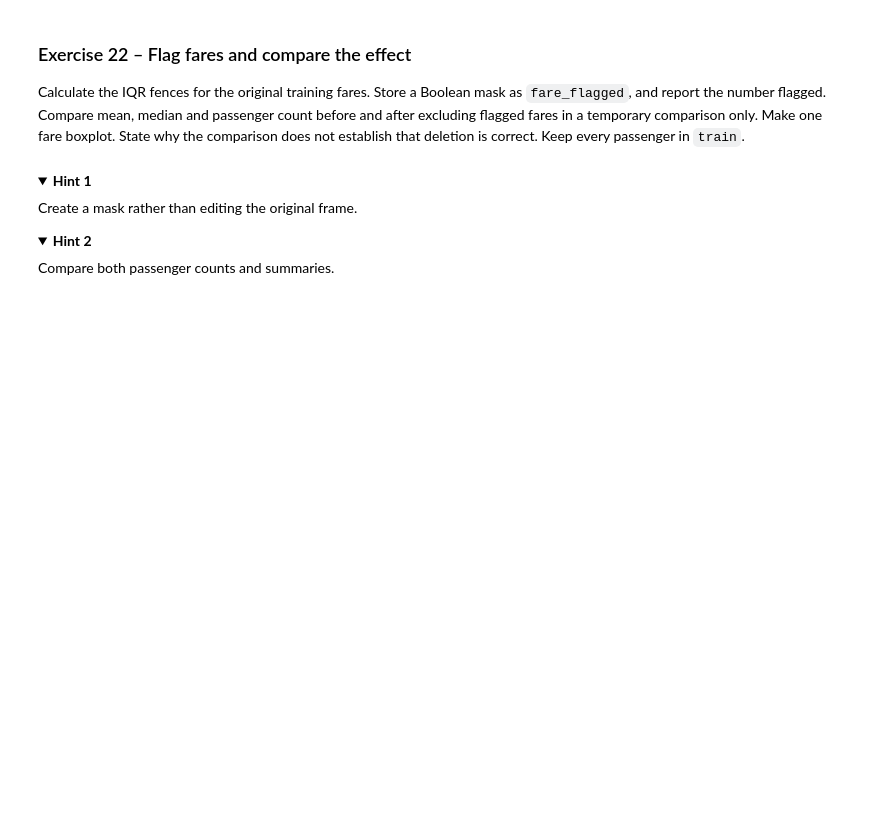
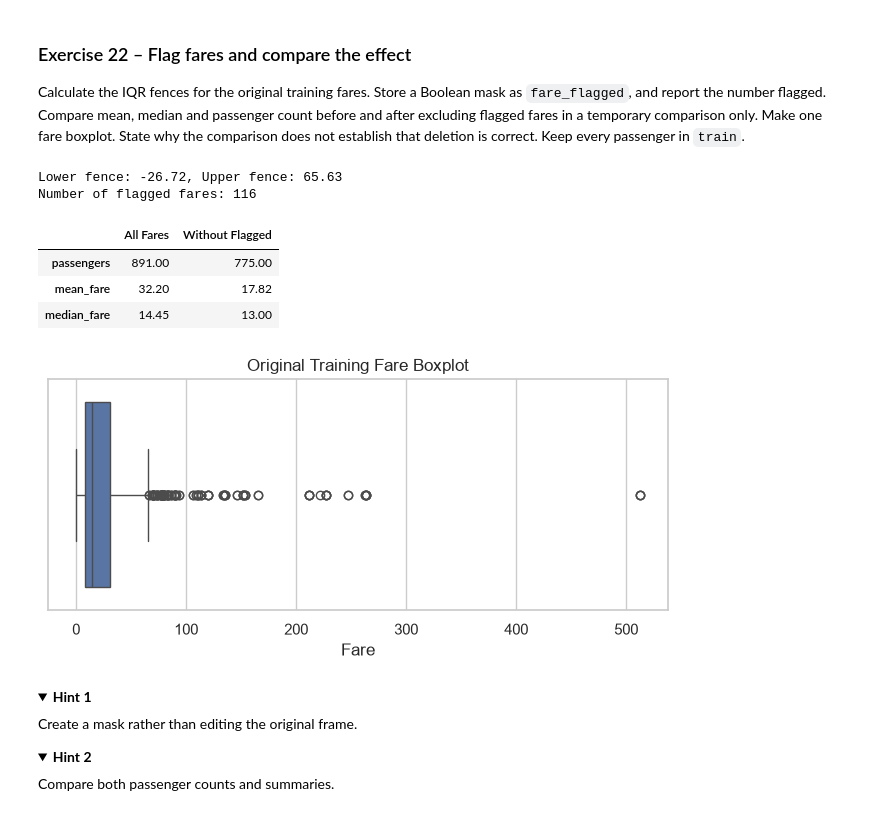
Before and after one commit to OrangeBoop/Lab02, a Jupyter notebook: Lab4/Lab4-Persky Idan 215548512 , Golan Amir 216264333.ipynb, the cells around one changed output. Saved outputs shown, nothing was run; the diff lists cells and outputs as text; code cells hidden in the pictures; folded sections open; blank space fills up the shorter version.

```diff
--- a/Lab4/Lab4-Persky Idan 215548512 , Golan Amir 216264333.ipynb
+++ b/Lab4/Lab4-Persky Idan 215548512 , Golan Amir 216264333.ipynb
@@ -1177,7 +1424,43 @@ count before and after excluding flagged fares in a temporary comparison only.
 Make one fare boxplot. State why the comparison does not establish that deletion
 is correct. Keep every passenger in `train`.
 # %%
-# Write your code here
+# Calculate IQR fences on original training fares
+Q1 = train_raw["Fare"].quantile(0.25)
+Q3 = train_raw["Fare"].quantile(0.75)
+IQR = Q3 - Q1
+lower_fence = Q1 - 1.5 * IQR
+upper_fence = Q3 + 1.5 * IQR
+
+# Store Boolean mask and report number flagged
+fare_flagged = (train_raw["Fare"] < lower_fence) | (train_raw["Fare"] > upper_fence)
+print(f"Lower fence: {lower_fence:.2f}, Upper fence: {upper_fence:.2f}")
+print(f"Number of flagged fares: {fare_flagged.sum()}")
+
+# Temporary comparison of count, mean, and median before vs. after excluding flagged fares
+unflagged_fares = train_raw.loc[~fare_flagged, "Fare"]
+fare_comparison = pd.DataFrame({
+    "All Fares": [train_raw["Fare"].count(), train_raw["Fare"].mean(), train_raw["Fare"].median()],
+    "Without Flagged": [unflagged_fares.count(), unflagged_fares.mean(), unflagged_fares.median()]
+}, index=["passengers", "mean_fare", "median_fare"]).round(2)
+display(fare_comparison)
+
+# Fare boxplot
+plt.figure(figsize=(8, 3))
+sns.boxplot(data=train_raw, x="Fare")
+plt.title("Original Training Fare Boxplot")
+plt.xlabel("Fare")
+plt.show()
+
+# Deleting flagged fares lowers the mean (from 32.20 to 17.82), but does NOT prove deletion is right:
+# those 116 flagged rows are real 1st-class and family tickets, so deleting them would throw away 13% of valid passengers and bias the data.
+# %% [output]
+Lower fence: -26.72, Upper fence: 65.63
+Number of flagged fares: 116
+|  | All Fares | Without Flagged |
+| passengers | 891.00 | 775.00 |
+| mean_fare | 32.20 | 17.82 |
+| median_fare | 14.45 | 13.00 |
+[figure, added]
 # %% [markdown]
 <details><summary><b>Hint 1</b></summary>
 
```
Also changed, not shown: parts of 6 cells of this notebook.
